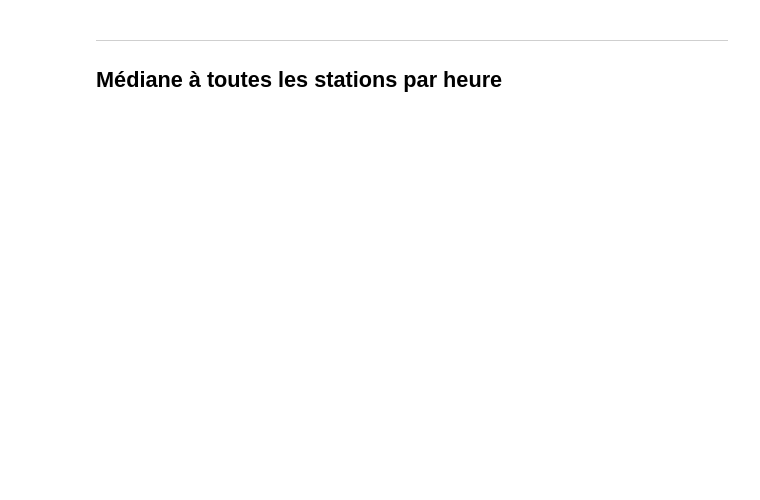
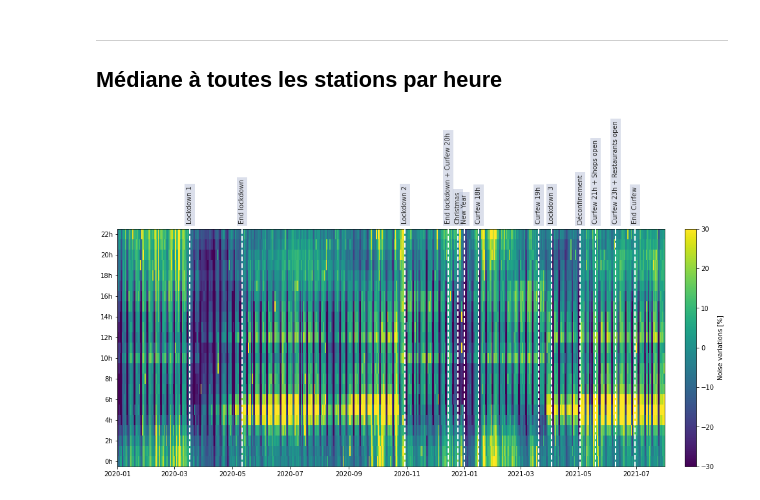
Before and after one commit to FlavienMattern/seismic-noise, a Jupyter notebook: fr_noise_overview.ipynb, the cells around one changed output. Cells and saved outputs as stored; diff of their text form; code cells hidden in the pictures; blank space fills up the shorter version.

```diff
--- a/fr_noise_overview.ipynb
+++ b/fr_noise_overview.ipynb
@@ -204 +259,10 @@ plt.show()
+# %%
+env_up_matrix = np.zeros(np.shape(med_var))
+env_down_matrix = np.zeros(np.shape(med_var))
+
+for i in range(np.shape(med_var)[0]):
+    sub_list = med_var[i][:]
+    env_down, env_up = enveloppe(dates, sub_list)
+    env_up_matrix[i][:] = env_up
+    env_down_matrix[i][:] = env_down
 # %%
@@ -314,2 +393,30 @@ for k in tqdm.tqdm(range(len(h_list))):
     plt.clf()
     plt.close()
+# %%
+fig, ax = plt.subplots(figsize=(15, 8))
+
+plt.pcolormesh(dates, h_mid, h_matrix)
+
+box_txt = dict(boxstyle="square",
+               facecolor='#B7C0D8',
+               edgecolor='none',
+               alpha=0.5)
+
+for n in range(len(dates_tags)):
+    t_search = dates_tags[n]
+    desc_search = desc_tags[n]
+    t_text = t_search - pd.Timedelta("0 days")
+    plt.axvline(t_search, ls="--", lw=2, color="white", zorder=10)   # Confinement 1
+    plt.text(t_text, 23.5, desc_search,
+            color="#2B2B2B", fontsize="medium", rotation=90,
+            ha="center", va="bottom",
+            bbox=box_txt)   # Confinement 1
+
+h_label = ["0h","2h","4h","6h","8h","10h","12h","14h","16h","18h","20h","22h"]
+plt.yticks(np.arange(0.5, 24, 2), h_label)
+plt.clim(-30, 30)
+plt.colorbar(orientation="vertical", label='Noise variations [%]', pad=0.03)
+plt.tight_layout()
+plt.savefig('RESULTS/FR_2020/hour_{}Hz/noise_all_hours.png'.format(freq), dpi=150)
+# %% [output]
+[figure, added]
```
Also changed, not shown: parts of 7 cells of this notebook.
